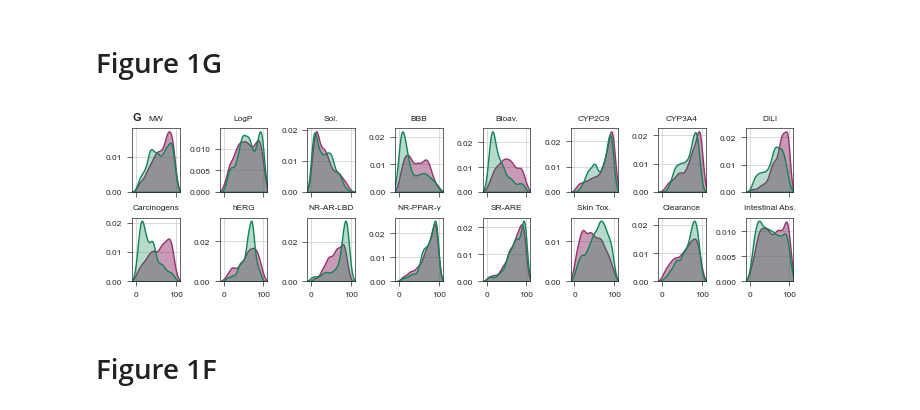
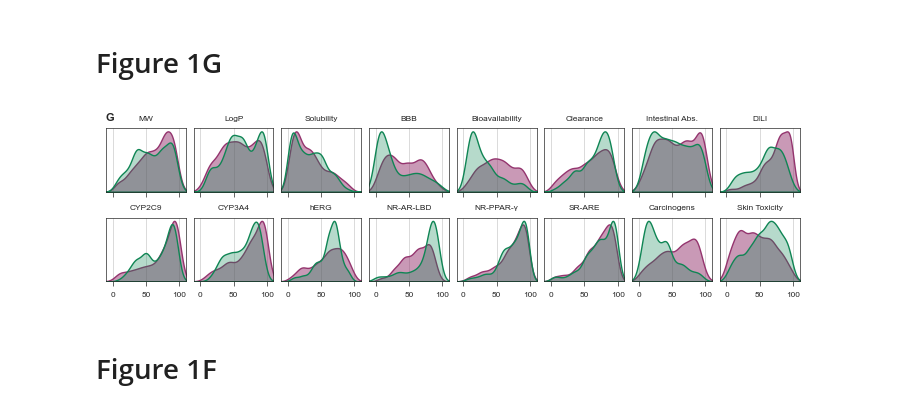
Before and after one commit to ersilia-os/sars-cov-2-chemspace, a Jupyter notebook: notebooks/04_Figure1.ipynb, the cells around one changed output. Saved outputs shown, nothing was run; the diff lists cells and outputs as text; code cells hidden in the pictures.

```diff
--- a/notebooks/04_Figure1.ipynb
+++ b/notebooks/04_Figure1.ipynb
@@ -354,20 +278,20 @@ df = load_data("eos7d58")
 selected_props = {
     "molecular_weight": "MW",
     "logP": "LogP",
-    "Solubility_AqSolDB": "Sol.",
+    "Solubility_AqSolDB": "Solubility",
     "BBB_Martins": "BBB",
-    "Bioavailability_Ma": "Bioav.",
+    "Bioavailability_Ma": "Bioavailability",
+    "Clearance_Hepatocyte_AZ": "Clearance",
+    "HIA_Hou": "Intestinal Abs.",
+    "DILI": "DILI",
     "CYP2C9_Veith": "CYP2C9",
     "CYP3A4_Veith": "CYP3A4",
-    "DILI": "DILI",
-    "Carcinogens_Lagunin": "Carcinogens",
     "hERG": "hERG",
     "NR-AR-LBD": "NR-AR-LBD",
     "NR-PPAR-gamma": "NR-PPAR-γ",
     "SR-ARE": "SR-ARE",
-    "Skin_Reaction": "Skin Tox.",
-    "Clearance_Hepatocyte_AZ": "Clearance",
-    "HIA_Hou": "Intestinal Abs.",
+    "Carcinogens_Lagunin": "Carcinogens",
+    "Skin_Reaction": "Skin Toxicity",
 }
 
 cols_plot = []
@@ -378,36 +302,38 @@ fig, axs = st.create_figure(2, 8, width=TWO_COLUMNS_WIDTH, height=2)
 
 # Ensure there are as many axes as columns
 for i, column in enumerate(cols_plot):
     if i == 0:
         abc = "G"
     else:
         abc = ""
     ax = axs.next()
     sns.kdeplot(
         df[df["category"] == "synthetic"][column],
         ax=ax,
         alpha=0.5,
         color=spc,
         fill=True,
     )
     sns.kdeplot(
         df[df["category"] == "natural"][column], ax=ax, alpha=0.3, color=npc, fill=True
     )
     title = selected_props[column.replace("_drugbank_approved_percentile", "")]
     st.label(ax, title=title, xlabel="", ylabel="", abc=abc)
     ax.set_xlim(-10, 110)
+    ax.set_xticks([0,50,100])
+    ax.set_yticks([])
     ax.set_xlabel("")
     ax.set_ylabel("")
     if i < 8:
-        ax.tick_params(labelbottom=False)
+        ax.tick_params(labelbottom=False, labelleft = False)
     else:
-        continue
+        ax.tick_params(labelleft = False)
 
 
 plt.tight_layout()  # Adjust subplots to fit in figure area.
 st.save_figure("../figures/f1_g.png")
 # %% [output]
-[figure, old version]
+[figure, new version]
 # %% [markdown]
 # Figure 1F
 # %%
```
Also changed, not shown: parts of 9 cells of this notebook, 7 other files.
